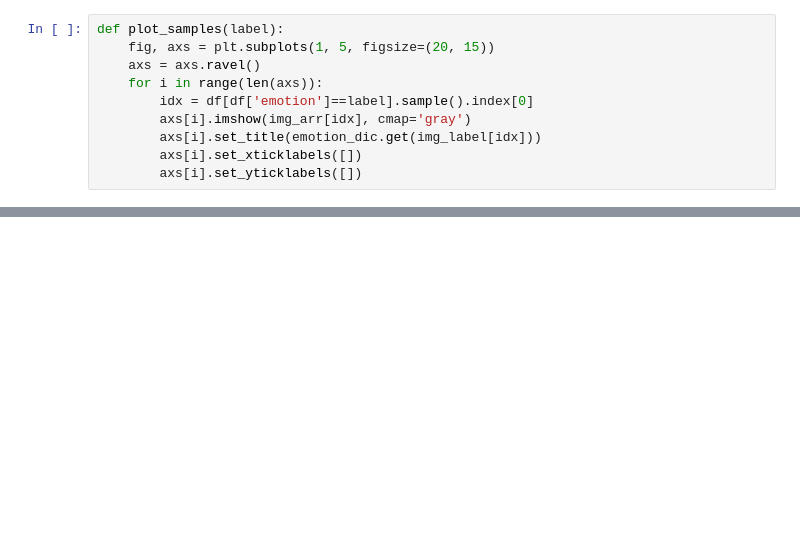
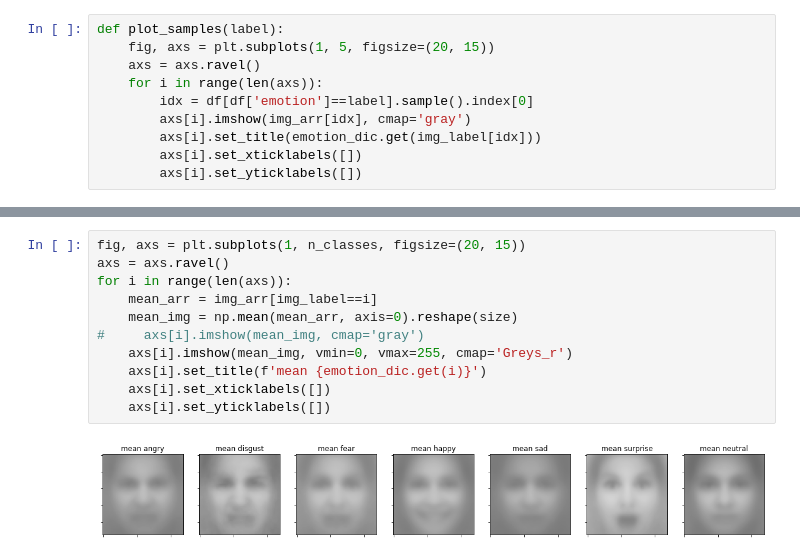
Before and after one commit to jiuntian/partner_face_emotion_recognition, a Jupyter notebook: visual_fer2013.ipynb, the cells around one changed output, grey strips where cells are left out. Cells and saved outputs as stored; diff of their text form; blank space fills up the shorter version.

Commit message:
plot mean image fer2013

```diff
--- a/visual_fer2013.ipynb
+++ b/visual_fer2013.ipynb
@@ -162,0 +163,13 @@ for i in range(n_classes):
+# %%
+fig, axs = plt.subplots(1, n_classes, figsize=(20, 15))
+axs = axs.ravel()
+for i in range(len(axs)):
+    mean_arr = img_arr[img_label==i]
+    mean_img = np.mean(mean_arr, axis=0).reshape(size)
+#     axs[i].imshow(mean_img, cmap='gray')
+    axs[i].imshow(mean_img, vmin=0, vmax=255, cmap='Greys_r')
+    axs[i].set_title(f'mean {emotion_dic.get(i)}')
+    axs[i].set_xticklabels([])
+    axs[i].set_yticklabels([])
+# %% [output]
+[figure, added]
```
Also changed, not shown: parts of 4 cells of this notebook.
